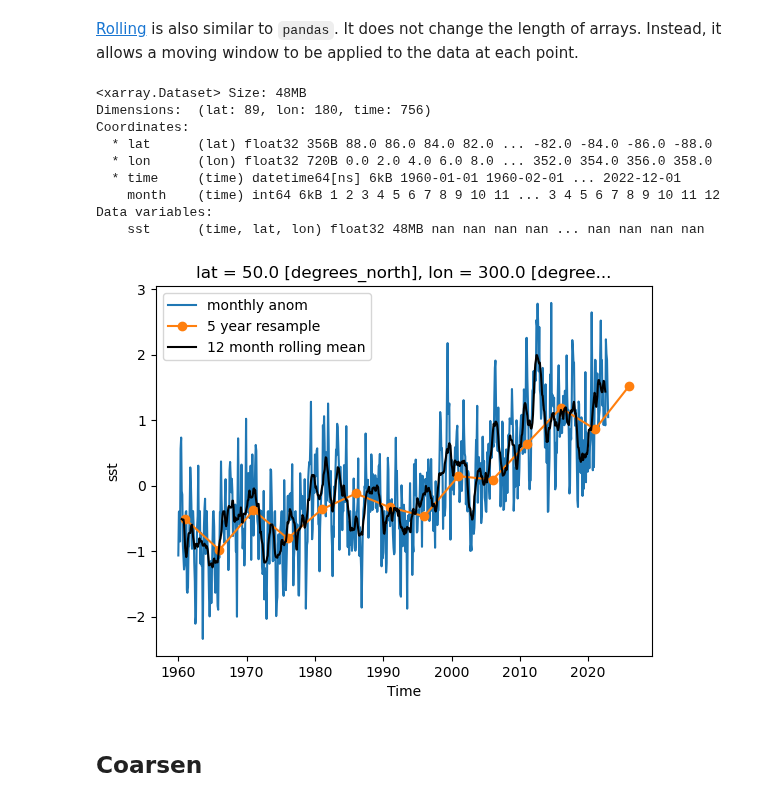
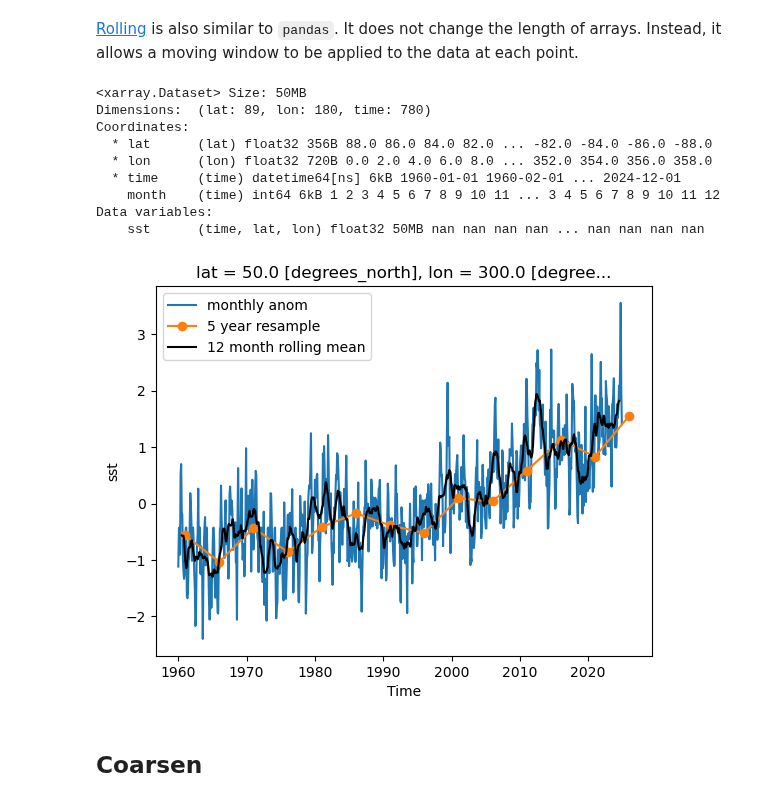
Before and after one commit to HamedAlemo/advanced-geo-python, a Jupyter notebook: _sources/lectures/06_xarray_advanced.ipynb, the cells around one changed output. Saved outputs shown, nothing was run; the diff lists cells and outputs as text; code cells hidden in the pictures.

```diff
--- a/_sources/lectures/06_xarray_advanced.ipynb
+++ b/_sources/lectures/06_xarray_advanced.ipynb
@@ -181,6 +180,6 @@ Since the data is provided via an [OPeNDAP](https://en.wikipedia.org/wiki/OPeNDA
 url = 'http://www.esrl.noaa.gov/psd/thredds/dodsC/Datasets/noaa.ersst.v5/sst.mnmean.nc'
 ds = xr.open_dataset(url, drop_variables=['time_bnds'])
 # %%
-ds = ds.sel(time=slice('1960', '2022'))
+ds = ds.sel(time=slice('1960', '2024'))
 ds
 # %% [output]
@@ -550,23 +553,24 @@ Instead, it allows a moving window to be applied to the data at each point.
 ds_anom_rolling = ds_anom.rolling(time=12, center=True).mean()
 ds_anom_rolling
 # %% [output]
-<xarray.Dataset> Size: 48MB
-Dimensions:  (lat: 89, lon: 180, time: 756)
+<xarray.Dataset> Size: 50MB
+Dimensions:  (lat: 89, lon: 180, time: 780)
 Coordinates:
   * lat      (lat) float32 356B 88.0 86.0 84.0 82.0 ... -82.0 -84.0 -86.0 -88.0
   * lon      (lon) float32 720B 0.0 2.0 4.0 6.0 8.0 ... 352.0 354.0 356.0 358.0
-  * time     (time) datetime64[ns] 6kB 1960-01-01 1960-02-01 ... 2022-12-01
+  * time     (time) datetime64[ns] 6kB 1960-01-01 1960-02-01 ... 2024-12-01
     month    (time) int64 6kB 1 2 3 4 5 6 7 8 9 10 11 ... 3 4 5 6 7 8 9 10 11 12
 Data variables:
-    sst      (time, lat, lon) float32 48MB nan nan nan nan ... nan nan nan nan
+    sst      (time, lat, lon) float32 50MB nan nan nan nan ... nan nan nan nan
 # %%
-ds_anom.sst.sel(lon=300, lat=50).plot(label='monthly anom')
-ds_anom_resample.sst.sel(lon=300, lat=50).plot(marker='o', label='5 year resample')
-ds_anom_rolling.sst.sel(lon=300, lat=50).plot(label='12 month rolling mean', color='k')
+fig, ax = plt.subplots()
+ds_anom.sst.sel(lon=300, lat=50).plot(ax=ax, label='monthly anom')
+ds_anom_resample.sst.sel(lon=300, lat=50).plot(ax=ax, marker='o', label='5 year resample')
+ds_anom_rolling.sst.sel(lon=300, lat=50).plot(ax=ax, label='12 month rolling mean', color='k')
 plt.legend()
 plt.show()
 # %% [output]
-[figure, old version]
+[figure, new version]
 # %% [markdown]
 ## Coarsen
 # %% [markdown]
```
Also changed, not shown: parts of 30 cells of this notebook, 19 other files.
